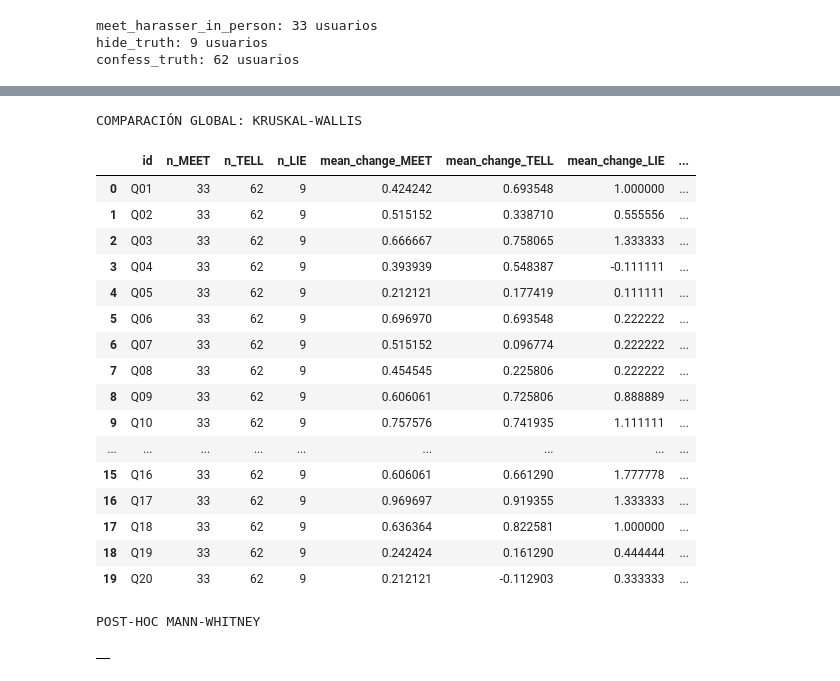
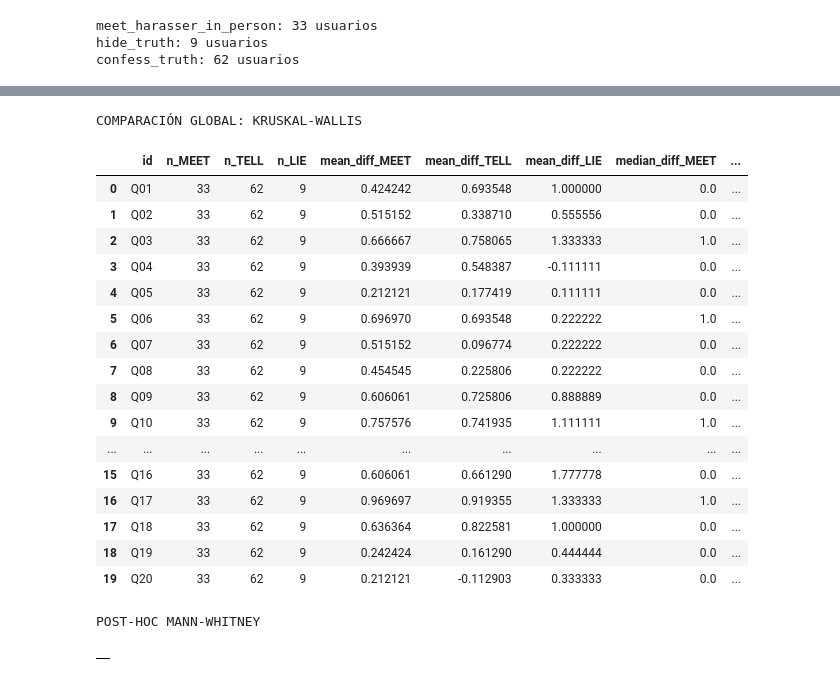
Before and after one commit to MattCastUCM/JustShare, a Jupyter notebook: telemetry/analysis.ipynb, the cells around one changed output, grey strips where cells are left out. Cells and saved outputs as stored; diff of their text form; code cells hidden in the pictures.

```diff
--- a/telemetry/analysis.ipynb
+++ b/telemetry/analysis.ipynb
@@ -264,15 +267,12 @@ df = global_df.copy()
 
 df["group"] = df["user_id"].map(user_to_group)
 
-df["change"] = df["post"] - df["pre"]
-
-
 # Kruskal-Wallis para cada ítem
 results = []
 for item_id, df_item in df.groupby("id"):
 
 	groups = {
-		group: data["change"].to_numpy()
+		group: data["diff"].to_numpy()
 		for group, data in df_item.groupby("group")
 	}
 
@@ -306,13 +306,13 @@ for item_id, df_item in df.groupby("id"):
 		"n_TELL": len(groups["TELL"]),
 		"n_LIE": len(groups["LIE"]),
 
-		"mean_change_MEET": np.mean(groups["MEET"]),
-		"mean_change_TELL": np.mean(groups["TELL"]),
-		"mean_change_LIE": np.mean(groups["LIE"]),
+		"mean_diff_MEET": np.mean(groups["MEET"]),
+		"mean_diff_TELL": np.mean(groups["TELL"]),
+		"mean_diff_LIE": np.mean(groups["LIE"]),
 
-		"median_change_MEET": np.median(groups["MEET"]),
-		"median_change_TELL": np.median(groups["TELL"]),
-		"median_change_LIE": np.median(groups["LIE"]),
+		"median_diff_MEET": np.median(groups["MEET"]),
+		"median_diff_TELL": np.median(groups["TELL"]),
+		"median_diff_LIE": np.median(groups["LIE"]),
 
 		"stat": stat,
 		"p": p
@@ -353,7 +353,7 @@ for item_id in significant_items:
 	df_item = df[df["id"] == item_id]
 
 	groups = {
-		group: data["change"].to_numpy()
+		group: data["diff"].to_numpy()
 		for group, data in df_item.groupby("group")
 	}
 
@@ -382,54 +382,54 @@ for item_id in significant_items:
 			"n2": len(y),
 			"median1": np.median(x),
 			"median2": np.median(y),
 			"stat": stat,
 			"p": p
 		})
 
 
 pairwise_df = pd.DataFrame(pairwise_results)
 
 # Cada pregunta constituye una familia de hipótesis independiente.
 # Por este motivo, la corrección FDR se aplica por separado dentro
 # de cada pregunta, considerando los 3 conjuntos:
 # - MEET vs TELL
 # - MEET vs LIE
 # - TELL vs LIE
 if not pairwise_df.empty:
-    pairwise_df["p_adj"] = np.nan
+	pairwise_df["p_adj"] = np.nan
 
-    for item_id, indices in pairwise_df.groupby("id").groups.items():
-        p_values = pairwise_df.loc[indices, "p"]
+	for item_id, indices in pairwise_df.groupby("id").groups.items():
+		p_values = pairwise_df.loc[indices, "p"]
 
 		# FDR de los post-hoc
-        pairwise_df.loc[indices, "p_adj"] = multipletests(p_values, method="fdr_bh")[1]
+		pairwise_df.loc[indices, "p_adj"] = multipletests(p_values, method="fdr_bh")[1]
 
-    pairwise_df["significant"] = pairwise_df["p_adj"] < 0.05
+	pairwise_df["significant"] = pairwise_df["p_adj"] < 0.05
 
 # Resultados
 print("COMPARACIÓN GLOBAL: KRUSKAL-WALLIS")
 display(comparison_df)
 
 print("POST-HOC MANN-WHITNEY")
 display(pairwise_df)
 # %% [output]
 COMPARACIÓN GLOBAL: KRUSKAL-WALLIS
-|  | id | n_MEET | n_TELL | n_LIE | mean_change_MEET | mean_change_TELL | mean_change_LIE | ... |
-| 0 | Q01 | 33 | 62 | 9 | 0.424242 | 0.693548 | 1.000000 | ... |
-| 1 | Q02 | 33 | 62 | 9 | 0.515152 | 0.338710 | 0.555556 | ... |
-| 2 | Q03 | 33 | 62 | 9 | 0.666667 | 0.758065 | 1.333333 | ... |
-| 3 | Q04 | 33 | 62 | 9 | 0.393939 | 0.548387 | -0.111111 | ... |
-| 4 | Q05 | 33 | 62 | 9 | 0.212121 | 0.177419 | 0.111111 | ... |
-| 5 | Q06 | 33 | 62 | 9 | 0.696970 | 0.693548 | 0.222222 | ... |
-| 6 | Q07 | 33 | 62 | 9 | 0.515152 | 0.096774 | 0.222222 | ... |
-| 7 | Q08 | 33 | 62 | 9 | 0.454545 | 0.225806 | 0.222222 | ... |
-| 8 | Q09 | 33 | 62 | 9 | 0.606061 | 0.725806 | 0.888889 | ... |
-| 9 | Q10 | 33 | 62 | 9 | 0.757576 | 0.741935 | 1.111111 | ... |
-| ... | ... | ... | ... | ... | ... | ... | ... | ... |
-| 15 | Q16 | 33 | 62 | 9 | 0.606061 | 0.661290 | 1.777778 | ... |
-| 16 | Q17 | 33 | 62 | 9 | 0.969697 | 0.919355 | 1.333333 | ... |
-| 17 | Q18 | 33 | 62 | 9 | 0.636364 | 0.822581 | 1.000000 | ... |
-| 18 | Q19 | 33 | 62 | 9 | 0.242424 | 0.161290 | 0.444444 | ... |
-| 19 | Q20 | 33 | 62 | 9 | 0.212121 | -0.112903 | 0.333333 | ... |
+|  | id | n_MEET | n_TELL | n_LIE | mean_diff_MEET | mean_diff_TELL | mean_diff_LIE | median_diff_MEET | ... |
+| 0 | Q01 | 33 | 62 | 9 | 0.424242 | 0.693548 | 1.000000 | 0.0 | ... |
+| 1 | Q02 | 33 | 62 | 9 | 0.515152 | 0.338710 | 0.555556 | 0.0 | ... |
+| 2 | Q03 | 33 | 62 | 9 | 0.666667 | 0.758065 | 1.333333 | 1.0 | ... |
+| 3 | Q04 | 33 | 62 | 9 | 0.393939 | 0.548387 | -0.111111 | 0.0 | ... |
+| 4 | Q05 | 33 | 62 | 9 | 0.212121 | 0.177419 | 0.111111 | 0.0 | ... |
+| 5 | Q06 | 33 | 62 | 9 | 0.696970 | 0.693548 | 0.222222 | 1.0 | ... |
+| 6 | Q07 | 33 | 62 | 9 | 0.515152 | 0.096774 | 0.222222 | 0.0 | ... |
+| 7 | Q08 | 33 | 62 | 9 | 0.454545 | 0.225806 | 0.222222 | 0.0 | ... |
+| 8 | Q09 | 33 | 62 | 9 | 0.606061 | 0.725806 | 0.888889 | 0.0 | ... |
+| 9 | Q10 | 33 | 62 | 9 | 0.757576 | 0.741935 | 1.111111 | 1.0 | ... |
+| ... | ... | ... | ... | ... | ... | ... | ... | ... | ... |
+| 15 | Q16 | 33 | 62 | 9 | 0.606061 | 0.661290 | 1.777778 | 0.0 | ... |
+| 16 | Q17 | 33 | 62 | 9 | 0.969697 | 0.919355 | 1.333333 | 1.0 | ... |
+| 17 | Q18 | 33 | 62 | 9 | 0.636364 | 0.822581 | 1.000000 | 0.0 | ... |
+| 18 | Q19 | 33 | 62 | 9 | 0.242424 | 0.161290 | 0.444444 | 0.0 | ... |
+| 19 | Q20 | 33 | 62 | 9 | 0.212121 | -0.112903 | 0.333333 | 0.0 | ... |
 POST-HOC MANN-WHITNEY
 |  |
```
Also changed, not shown: parts of 9 cells of this notebook, 4 other files.
